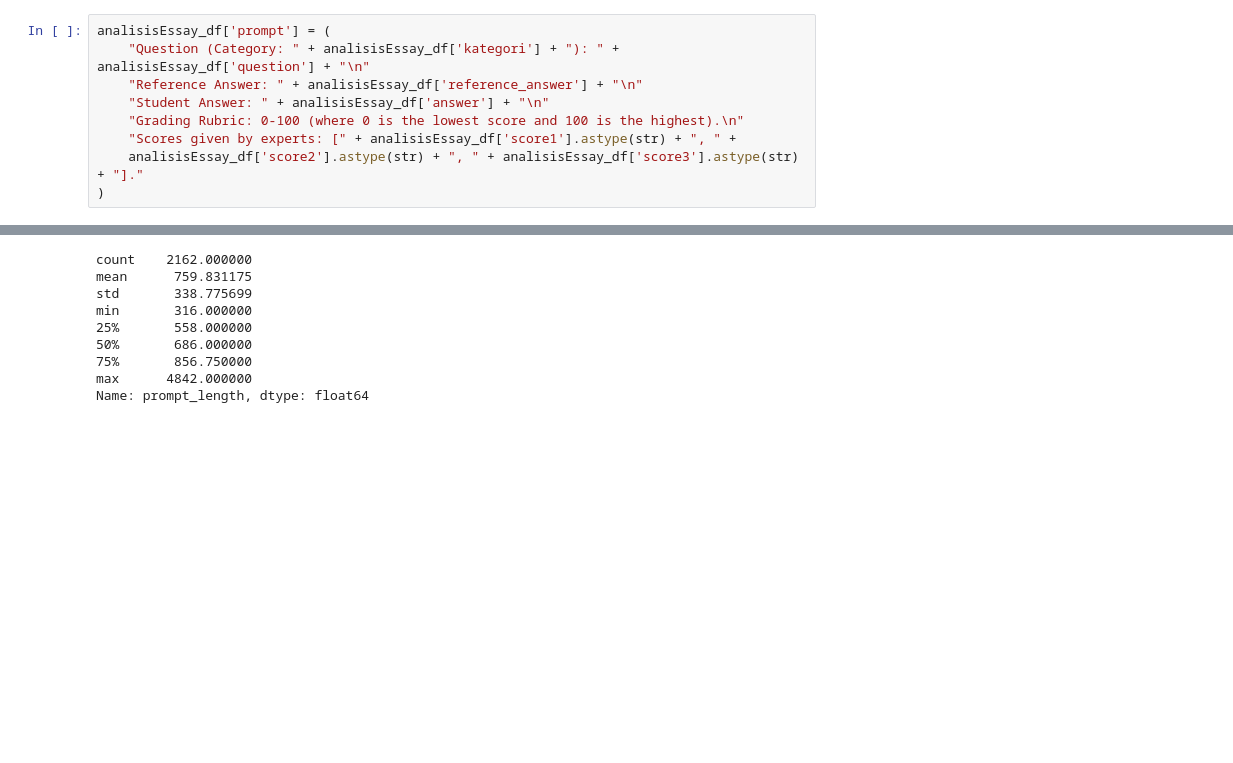
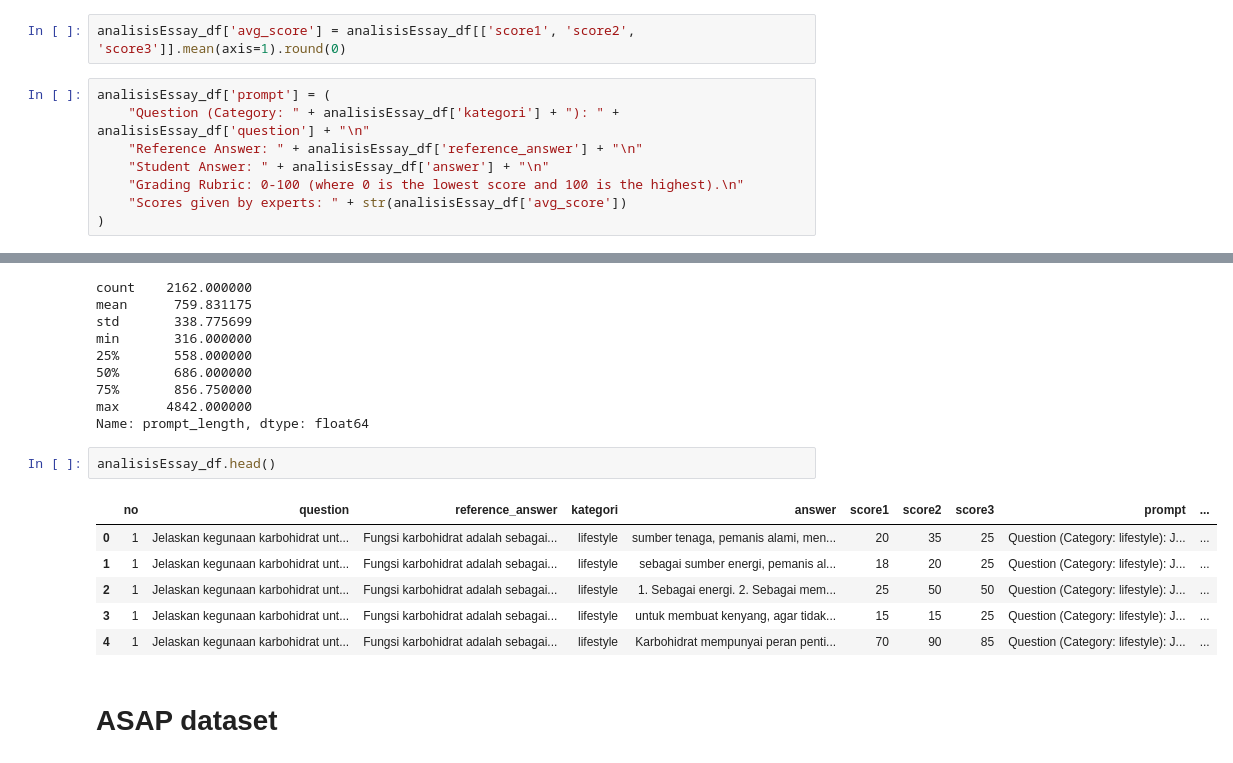
Before and after one commit to bwbayu/llm_aes, a Jupyter notebook: praproses_data.ipynb, the cells around one changed output, grey strips where cells are left out. Saved outputs shown, nothing was run; the diff lists cells and outputs as text; blank space fills up the shorter version.

```diff
--- a/praproses_data.ipynb
+++ b/praproses_data.ipynb
@@ -78,14 +80,15 @@ analisisEssay_df.columns
 Index(['no', 'question', 'reference_answer', 'kategori', 'answer', 'score1',
        'score2', 'score3'],
       dtype='object')
+# %%
+analisisEssay_df['avg_score'] = analisisEssay_df[['score1', 'score2', 'score3']].mean(axis=1).round(0)
 # %%
 analisisEssay_df['prompt'] = (
     "Question (Category: " + analisisEssay_df['kategori'] + "): " + analisisEssay_df['question'] + "\n"
     "Reference Answer: " + analisisEssay_df['reference_answer'] + "\n"
     "Student Answer: " + analisisEssay_df['answer'] + "\n"
     "Grading Rubric: 0-100 (where 0 is the lowest score and 100 is the highest).\n"
-    "Scores given by experts: [" + analisisEssay_df['score1'].astype(str) + ", " +
-    analisisEssay_df['score2'].astype(str) + ", " + analisisEssay_df['score3'].astype(str) + "]."
+    "Scores given by experts: " + str(analisisEssay_df['avg_score'])
 )
 # %%
 analisisEssay_df['prompt_length'] = analisisEssay_df['prompt'].apply(len)
@@ -101,3 +104,14 @@ min       316.000000
 75%       856.750000
 max      4842.000000
 Name: prompt_length, dtype: float64
+# %%
+analisisEssay_df.head()
+# %% [output]
+|  | no | question | reference_answer | kategori | answer | score1 | score2 | score3 | prompt | ... |
+| 0 | 1 | Jelaskan kegunaan karbohidrat unt... | Fungsi karbohidrat adalah sebagai... | lifestyle | sumber tenaga, pemanis alami, men... | 20 | 35 | 25 | Question (Category: lifestyle): J... | ... |
+| 1 | 1 | Jelaskan kegunaan karbohidrat unt... | Fungsi karbohidrat adalah sebagai... | lifestyle | sebagai sumber energi, pemanis al... | 18 | 20 | 25 | Question (Category: lifestyle): J... | ... |
+| 2 | 1 | Jelaskan kegunaan karbohidrat unt... | Fungsi karbohidrat adalah sebagai... | lifestyle | 1. Sebagai energi. 2. Sebagai mem... | 25 | 50 | 50 | Question (Category: lifestyle): J... | ... |
+| 3 | 1 | Jelaskan kegunaan karbohidrat unt... | Fungsi karbohidrat adalah sebagai... | lifestyle | untuk membuat kenyang, agar tidak... | 15 | 15 | 25 | Question (Category: lifestyle): J... | ... |
+| 4 | 1 | Jelaskan kegunaan karbohidrat unt... | Fungsi karbohidrat adalah sebagai... | lifestyle | Karbohidrat mempunyai peran penti... | 70 | 90 | 85 | Question (Category: lifestyle): J... | ... |
+# %% [markdown]
+# ASAP dataset
```
Also changed, not shown: parts of 20 cells of this notebook.
